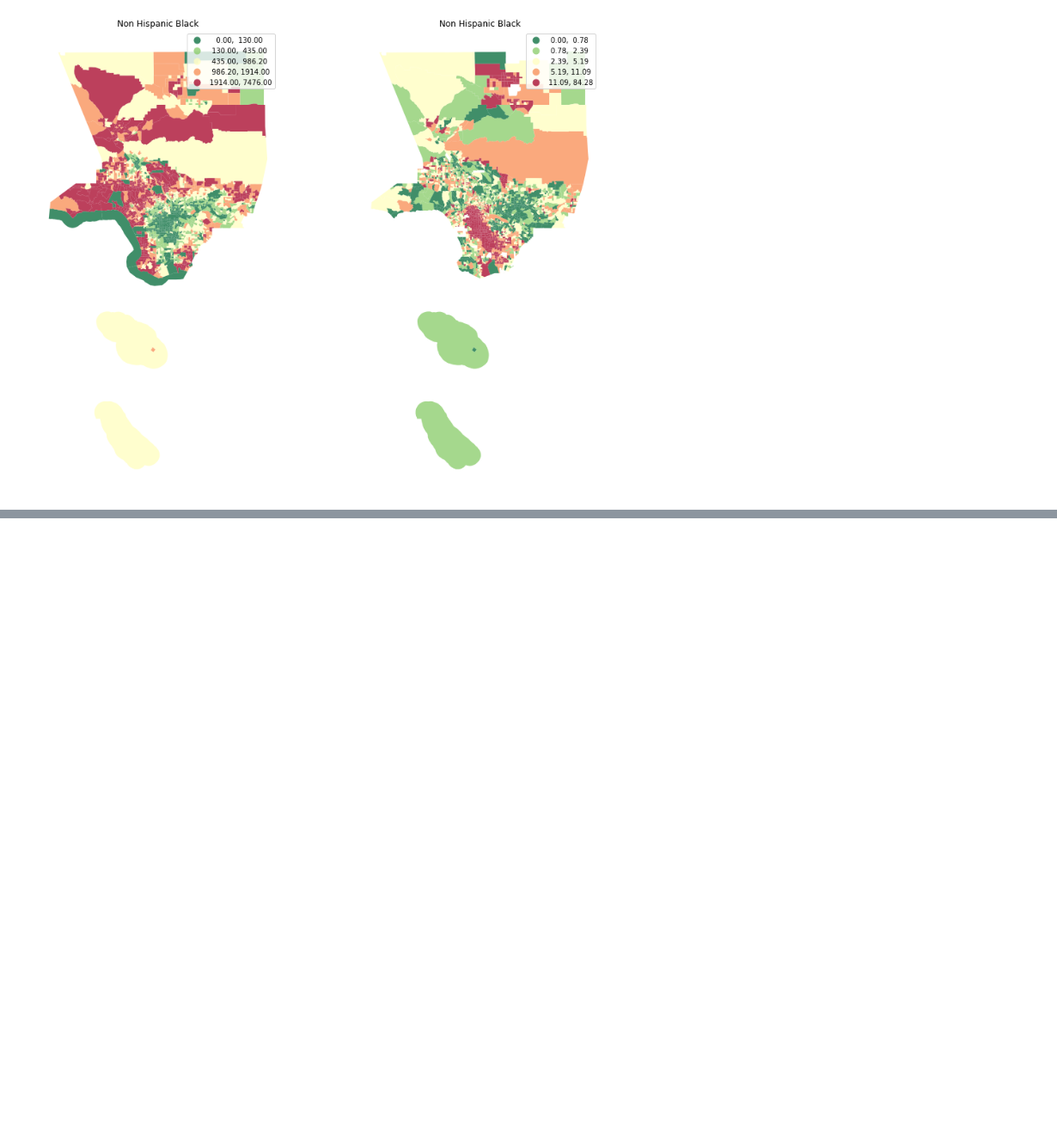
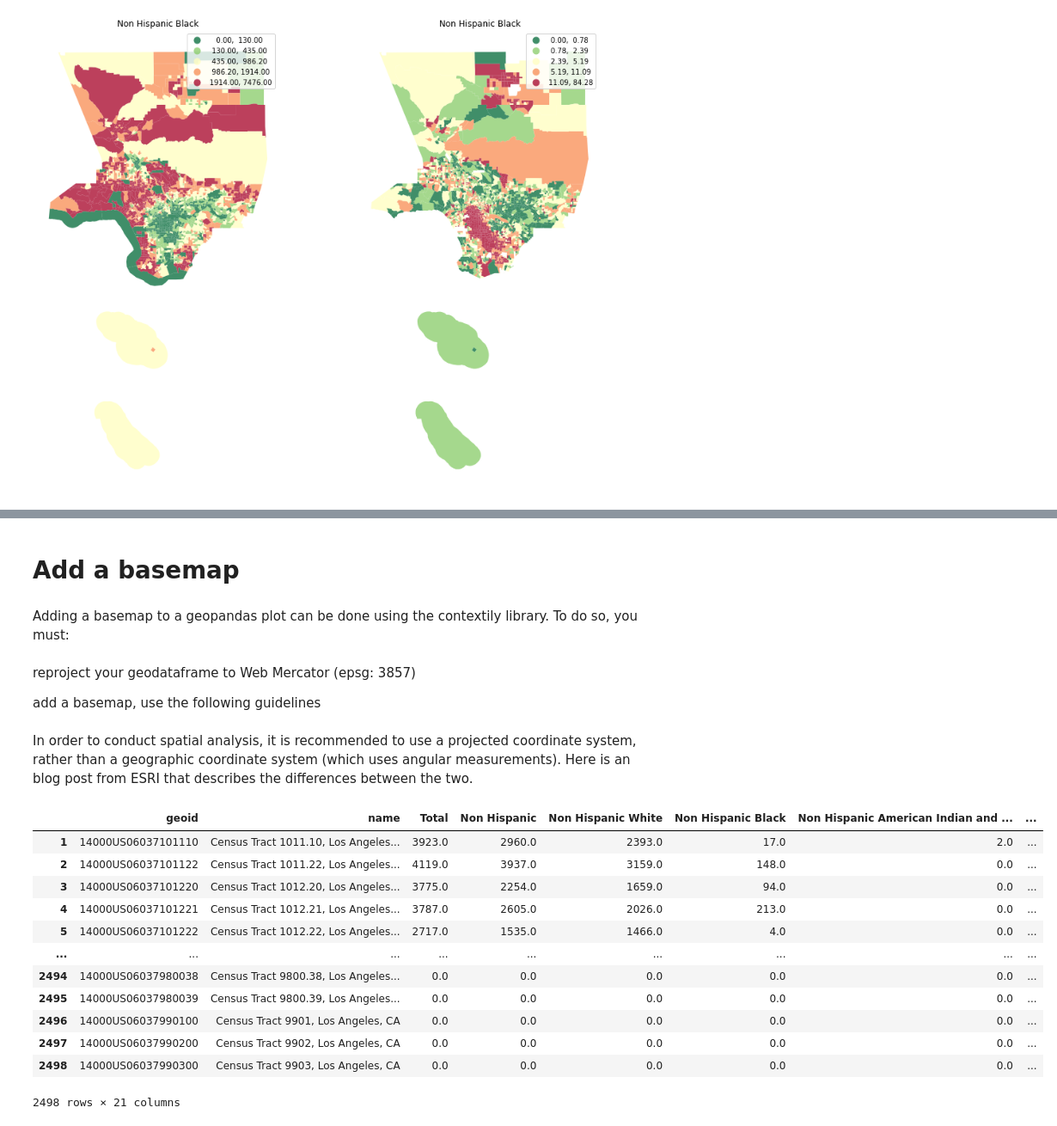
Before and after one commit to Rishiraj-singh7/Census-Data-Mapping, a Jupyter notebook: main.ipynb, the cells around one changed output, grey strips where cells are left out. Shown at 86% size. Drawn from its saved outputs; the diff is of its cells as text; code cells hidden in the pictures; blank space fills up the shorter version.

```diff
--- a/main.ipynb
+++ b/main.ipynb
@@ -594,0 +620,28 @@ Text(0.5, 1.0, 'Non Hispanic Black')
+# %% [markdown]
+# Add a basemap
+# %% [markdown]
+Adding a basemap to a geopandas plot can be done using the contextily library. To do so, you must:
+# %% [markdown]
+reproject your geodataframe to Web Mercator (epsg: 3857)
+
+add a basemap, use the following guidelines
+# %% [markdown]
+In order to conduct spatial analysis, it is recommended to use a projected coordinate system, rather than a geographic coordinate system (which uses angular measurements). Here is an blog post from ESRI that describes the differences between the two.
+# %%
+# reproject to Web Mercator
+gdf_web_mercator = gdf.to_crs(epsg=3857)
+gdf_web_mercator
+# %% [output]
+|  | geoid | name | Total | Non Hispanic | Non Hispanic White | Non Hispanic Black | Non Hispanic American Indian and ... | ... |
+| 1 | 14000US06037101110 | Census Tract 1011.10, Los Angeles... | 3923.0 | 2960.0 | 2393.0 | 17.0 | 2.0 | ... |
+| 2 | 14000US06037101122 | Census Tract 1011.22, Los Angeles... | 4119.0 | 3937.0 | 3159.0 | 148.0 | 0.0 | ... |
+| 3 | 14000US06037101220 | Census Tract 1012.20, Los Angeles... | 3775.0 | 2254.0 | 1659.0 | 94.0 | 0.0 | ... |
+| 4 | 14000US06037101221 | Census Tract 1012.21, Los Angeles... | 3787.0 | 2605.0 | 2026.0 | 213.0 | 0.0 | ... |
+| 5 | 14000US06037101222 | Census Tract 1012.22, Los Angeles... | 2717.0 | 1535.0 | 1466.0 | 4.0 | 0.0 | ... |
+| ... | ... | ... | ... | ... | ... | ... | ... | ... |
+| 2494 | 14000US06037980038 | Census Tract 9800.38, Los Angeles... | 0.0 | 0.0 | 0.0 | 0.0 | 0.0 | ... |
+| 2495 | 14000US06037980039 | Census Tract 9800.39, Los Angeles... | 0.0 | 0.0 | 0.0 | 0.0 | 0.0 | ... |
+| 2496 | 14000US06037990100 | Census Tract 9901, Los Angeles, CA | 0.0 | 0.0 | 0.0 | 0.0 | 0.0 | ... |
+| 2497 | 14000US06037990200 | Census Tract 9902, Los Angeles, CA | 0.0 | 0.0 | 0.0 | 0.0 | 0.0 | ... |
+| 2498 | 14000US06037990300 | Census Tract 9903, Los Angeles, CA | 0.0 | 0.0 | 0.0 | 0.0 | 0.0 | ... |
+2498 rows × 21 columns
```
Also changed, not shown: parts of 5 cells of this notebook.
